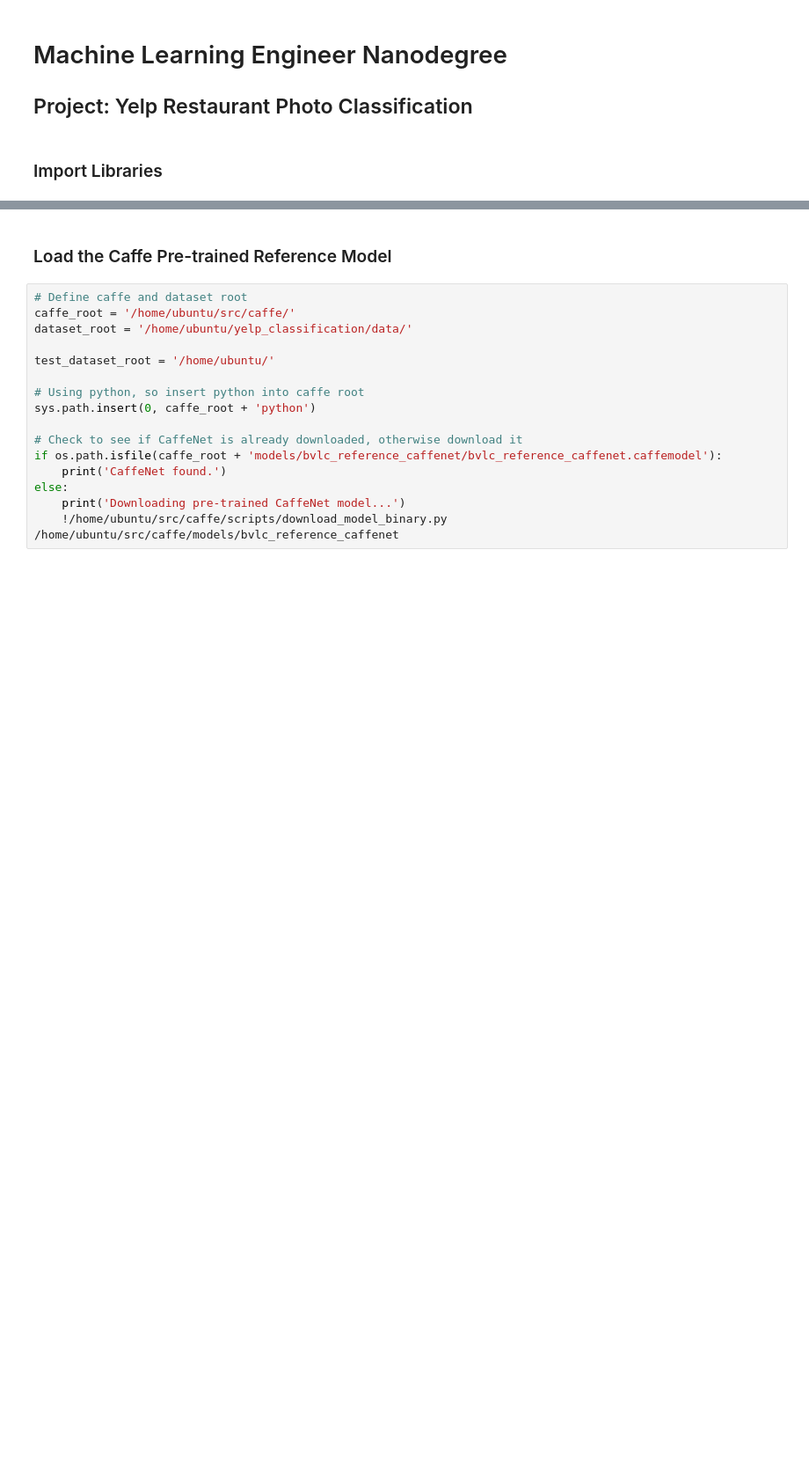
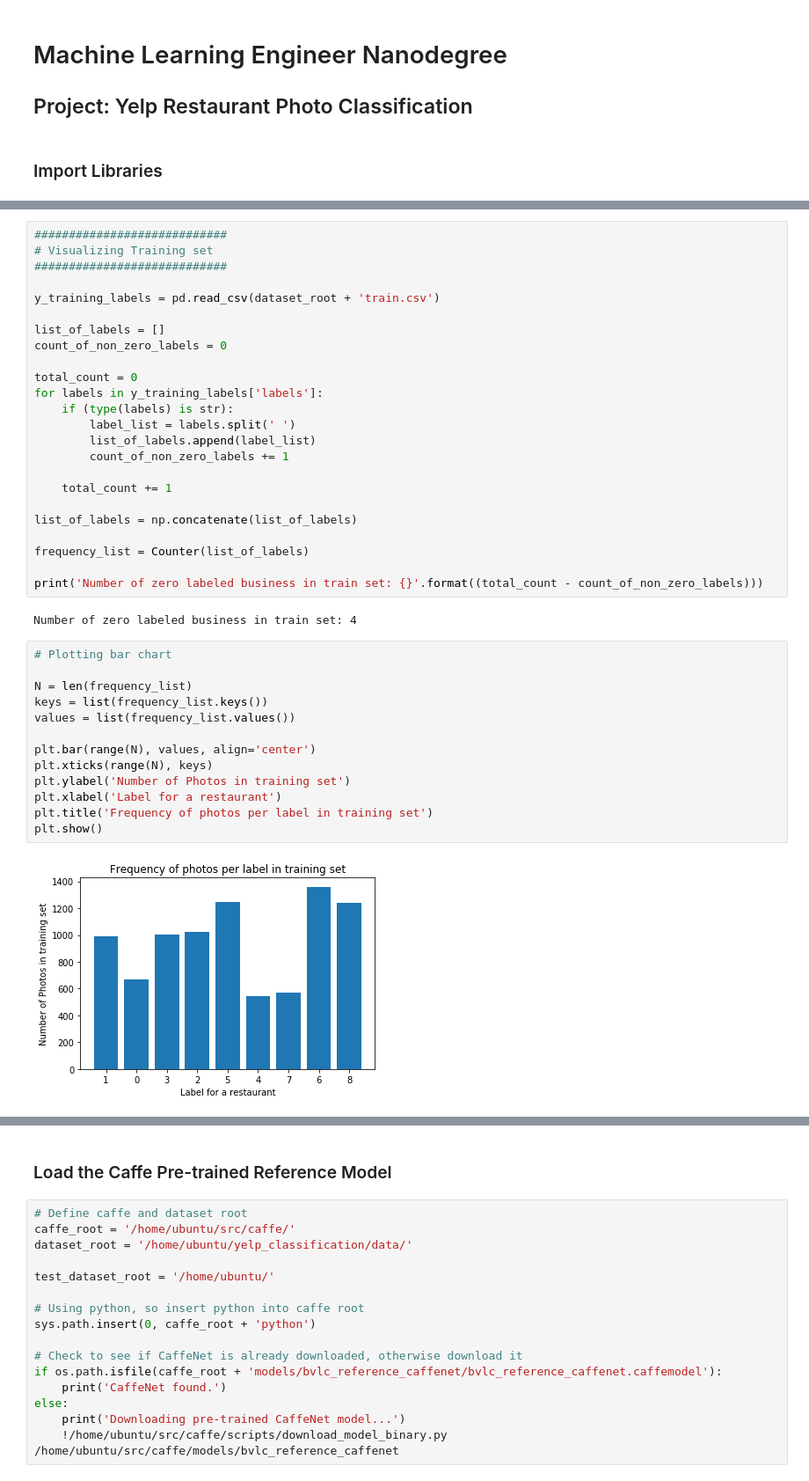
Before and after one commit to harsh6292/machine-learning-nd, a Jupyter notebook: projects/capstone/final_project/Yelp_Restaurant_classification.ipynb, the cells around one changed output, grey strips where cells are left out. Shown: that part at 88% size. Cells and saved outputs as stored; diff of their text form; blank space fills up the shorter version.

```diff
--- a/projects/capstone/final_project/Yelp_Restaurant_classification.ipynb
+++ b/projects/capstone/final_project/Yelp_Restaurant_classification.ipynb
@@ -17,0 +99,41 @@ import time
+# %%
+############################
+# Visualizing Training set
+############################
+
+y_training_labels = pd.read_csv(dataset_root + 'train.csv')
+
+list_of_labels = []
+count_of_non_zero_labels = 0
+
+total_count = 0
+for labels in y_training_labels['labels']:
+    if (type(labels) is str):
+        label_list = labels.split(' ')
+        list_of_labels.append(label_list)
+        count_of_non_zero_labels += 1
+
+    total_count += 1
+
+list_of_labels = np.concatenate(list_of_labels)
+
+frequency_list = Counter(list_of_labels)
+
+print('Number of zero labeled business in train set: {}'.format((total_count - count_of_non_zero_labels)))
+# %% [output]
+Number of zero labeled business in train set: 4
+# %%
+# Plotting bar chart
+
+N = len(frequency_list)
+keys = list(frequency_list.keys())
+values = list(frequency_list.values())
+
+plt.bar(range(N), values, align='center')
+plt.xticks(range(N), keys)
+plt.ylabel('Number of Photos in training set')
+plt.xlabel('Label for a restaurant')
+plt.title('Frequency of photos per label in training set')
+plt.show()
+# %% [output]
+[figure, added]
```
Also changed, not shown: parts of 34 cells of this notebook, 1 other file.
